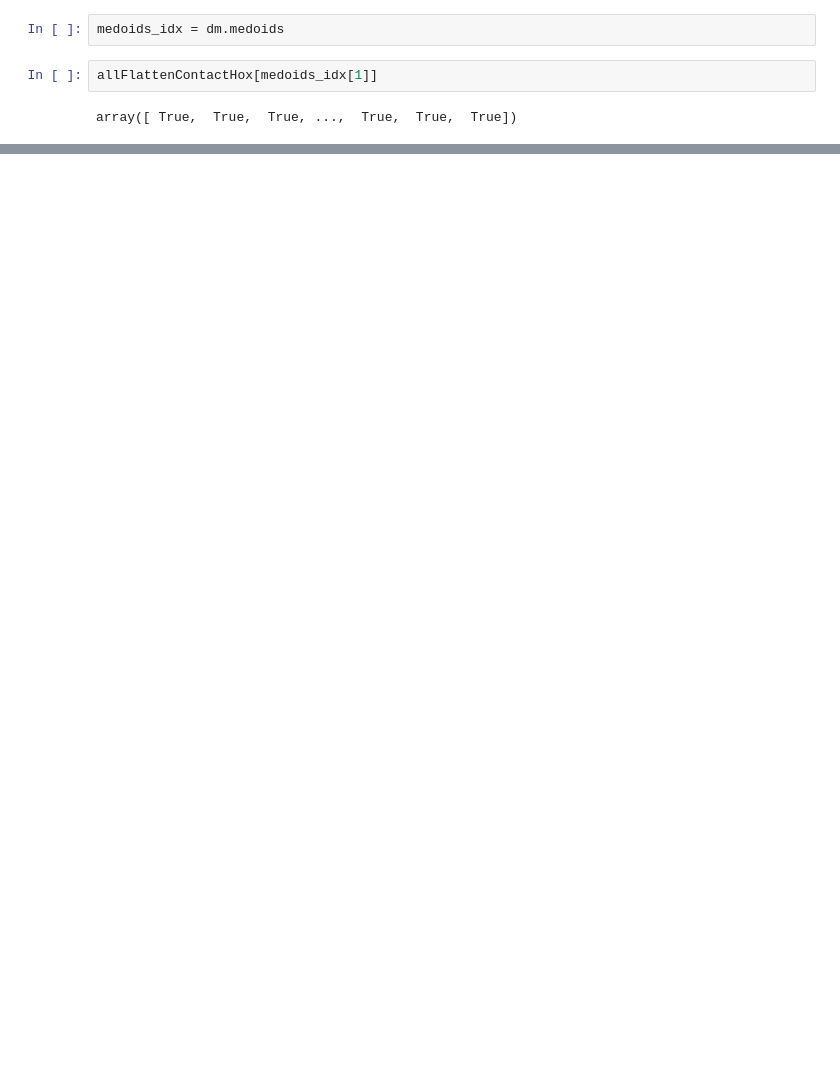
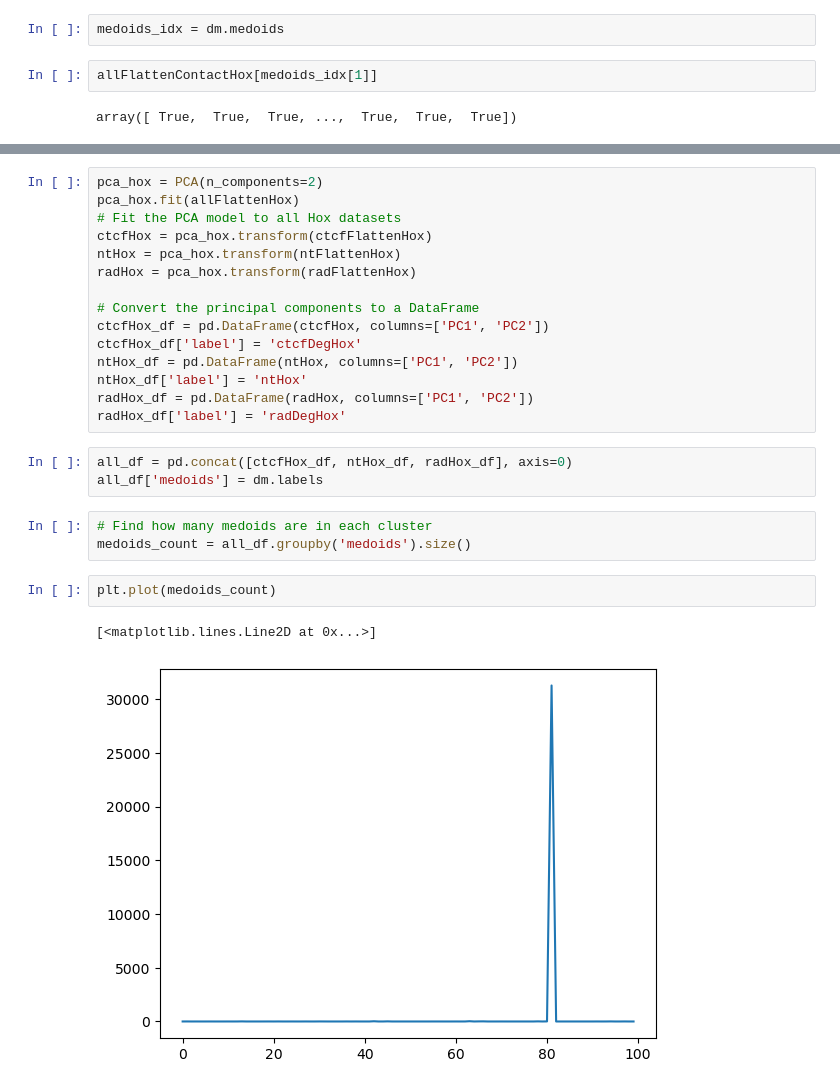
Before and after one commit to tee-udon/chromatin-ensemble-refinement, a Jupyter notebook: 20241003_VQ_Tonia.ipynb, the cells around one changed output, grey strips where cells are left out. Drawn from its saved outputs; the diff is of its cells as text; blank space fills up the shorter version.

```diff
--- a/20241003_VQ_Tonia.ipynb
+++ b/20241003_VQ_Tonia.ipynb
@@ -137,0 +170,26 @@ array([ True,  True,  True, ...,  True,  True,  True])
+# %%
+pca_hox = PCA(n_components=2)
+pca_hox.fit(allFlattenHox)
+# Fit the PCA model to all Hox datasets
+ctcfHox = pca_hox.transform(ctcfFlattenHox)
+ntHox = pca_hox.transform(ntFlattenHox)
+radHox = pca_hox.transform(radFlattenHox)
+
+# Convert the principal components to a DataFrame
+ctcfHox_df = pd.DataFrame(ctcfHox, columns=['PC1', 'PC2'])
+ctcfHox_df['label'] = 'ctcfDegHox'
+ntHox_df = pd.DataFrame(ntHox, columns=['PC1', 'PC2'])
+ntHox_df['label'] = 'ntHox'
+radHox_df = pd.DataFrame(radHox, columns=['PC1', 'PC2'])
+radHox_df['label'] = 'radDegHox'
+# %%
+all_df = pd.concat([ctcfHox_df, ntHox_df, radHox_df], axis=0)
+all_df['medoids'] = dm.labels
+# %%
+# Find how many medoids are in each cluster
+medoids_count = all_df.groupby('medoids').size()
+# %%
+plt.plot(medoids_count)
+# %% [output]
+[<matplotlib.lines.Line2D at 0x...>]
+[figure, added]
```
Also changed, not shown: parts of 20 cells of this notebook, 1 other file.
